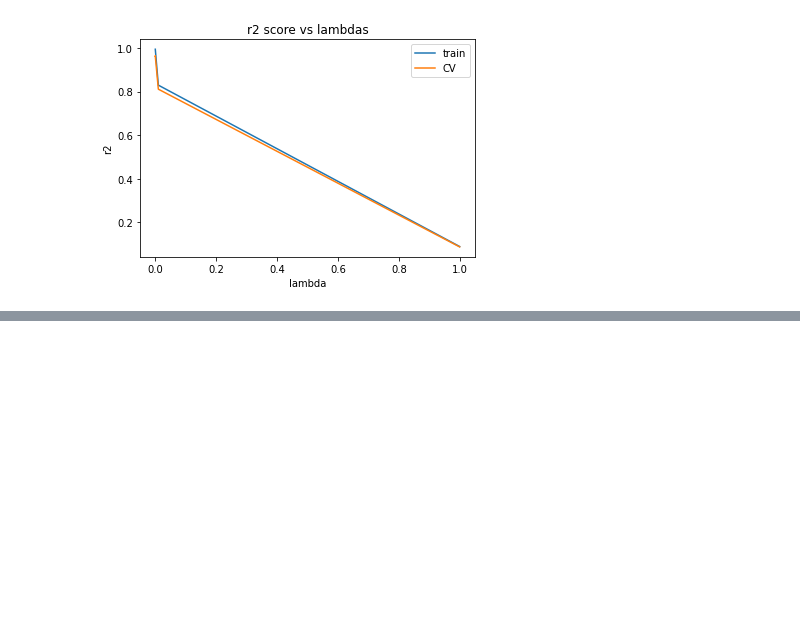
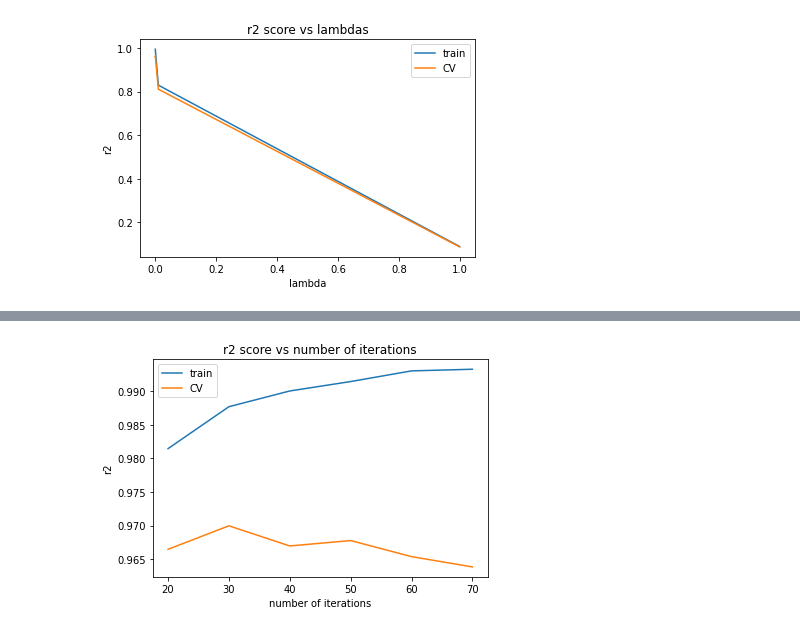
Before and after one commit to Abhirup-Choudhury/MLBootcamp, a Jupyter notebook: Polynomial Regression Demo.ipynb, the cells around one changed output, grey strips where cells are left out. Drawn from its saved outputs; the diff is of its cells as text; code cells hidden in the pictures; blank space fills up the shorter version.

```diff
--- a/Polynomial Regression Demo.ipynb
+++ b/Polynomial Regression Demo.ipynb
@@ -216,0 +220,33 @@ plt.show()
+# %%
+alpha = 0.7
+lambda_ = 1e-12
+epochs = [20,30,40,50,60,70]
+degree = 8
+models = []
+j_train = []
+j_cv = []
+r2_train = []
+r2_cv = []
+for i,epoch in enumerate(epochs):
+    print(f'Number of Epochs: {epoch}')
+    x_train_poly = CreatePolynomialFeatures.poly_transform(x_train, degree)
+    x_cv_poly = CreatePolynomialFeatures.poly_transform(x_cv, degree)
+
+    scaler = StandardizationScale()
+    x_train_scaled = scaler.fit_transform(x_train_poly)
+    x_cv_scaled = scaler.transform(x_cv_poly)
+
+    scaler2 = NormalizationScale()
+    x_train_scaled = scaler2.fit_transform(x_train_scaled)
+    x_cv_scaled = scaler2.fit_transform(x_cv_scaled)
+
+    models.append(LinearRegression())
+    models[i].fit(x_train_scaled, y_train,alpha, epoch, lambda_)
+
+    yhat_train = models[i].predict(x_train_scaled)
+    r2_train.append(Metrics.r2_score(yhat_train,y_train))
+    j_train.append(Metrics.mean_square_error(yhat_train, y_train))
+
+    yhat_cv = models[i].predict(x_cv_scaled)
+    r2_cv.append(Metrics.r2_score(yhat_cv,y_cv))
+    j_cv.append(Metrics.mean_square_error(yhat_cv, y_cv))
@@ -216,0 +271,10 @@ plt.show()
+# %%
+plt.plot(epochs, r2_train, label="train")
+plt.plot(epochs, r2_cv, label='CV')
+plt.xlabel('number of iterations')
+plt.ylabel('r2')
+plt.title('r2 score vs number of iterations')
+plt.legend()
+plt.show()
+# %% [output]
+[figure, added]
```
Also changed, not shown: parts of 4 cells of this notebook.
